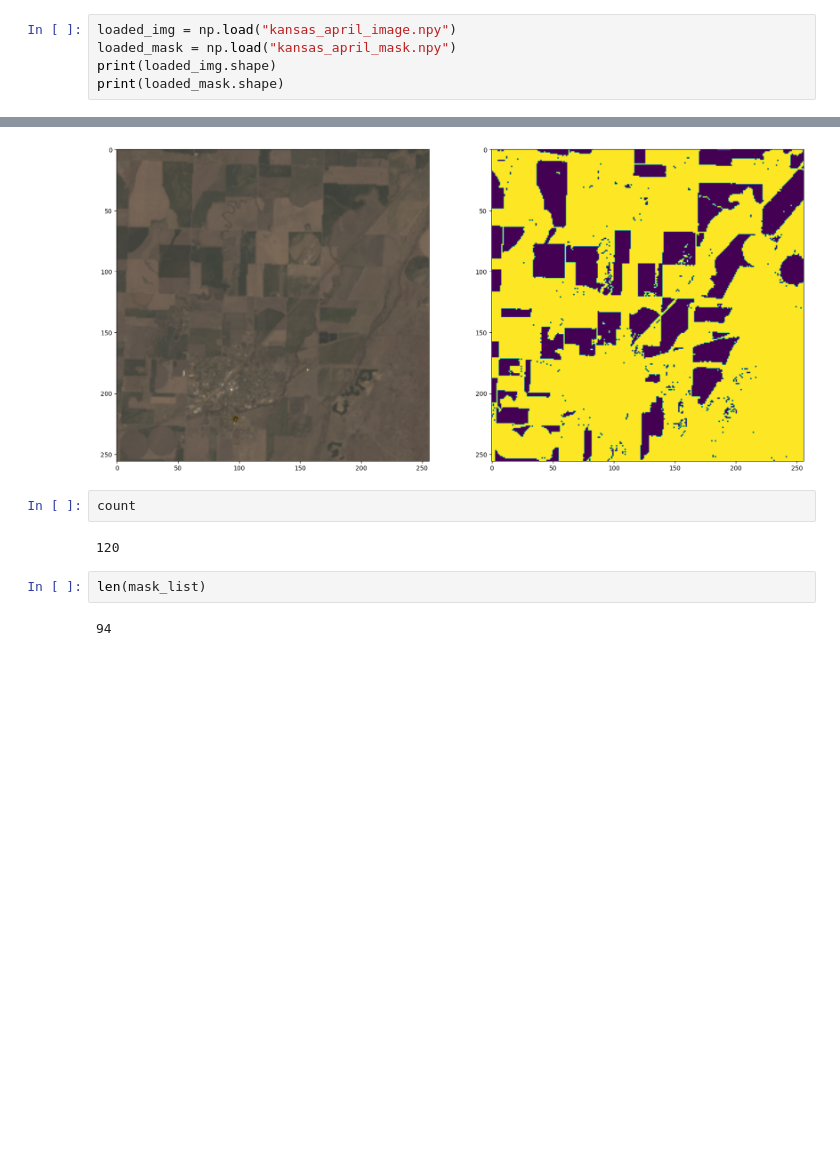
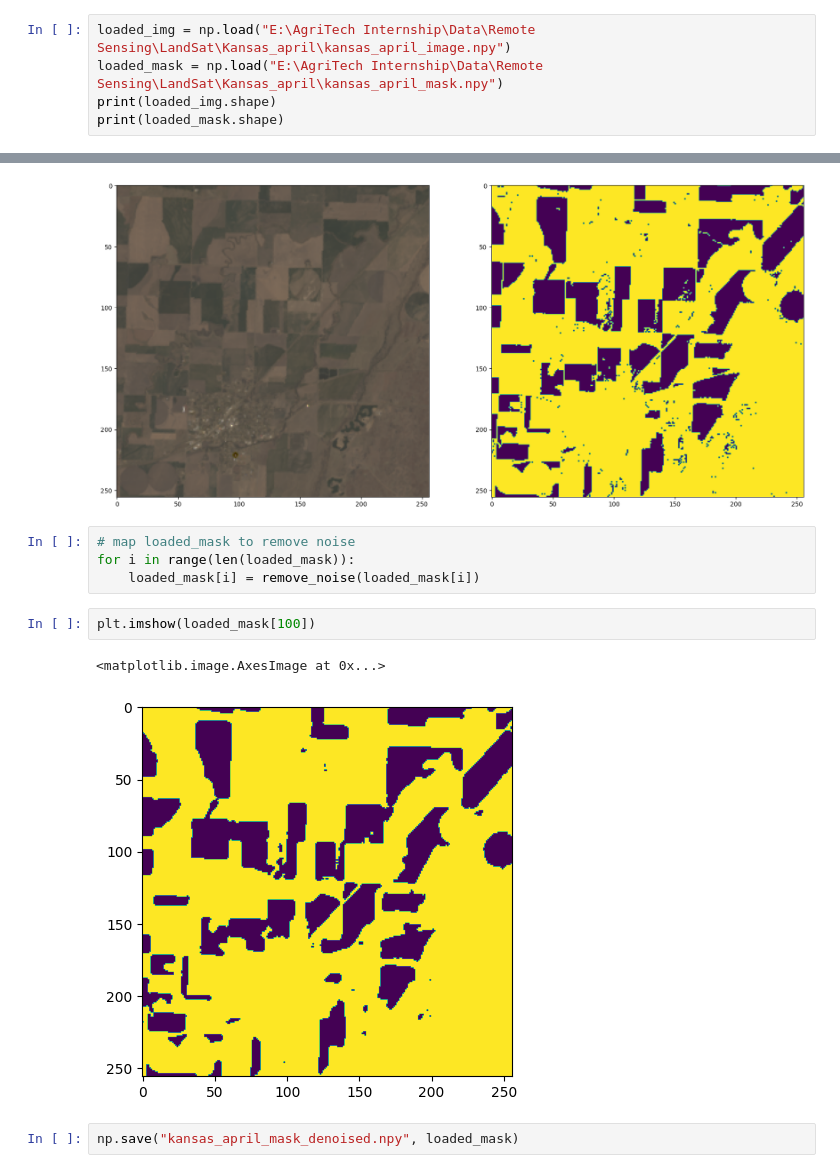
Before and after one commit to SulemanHamdani/Remote-Sensing, a Jupyter notebook: kansas_april.ipynb, the cells around one changed output, grey strips where cells are left out. Cells and saved outputs as stored; diff of their text form; blank space fills up the shorter version.

```diff
--- a/kansas_april.ipynb
+++ b/kansas_april.ipynb
@@ -133,8 +134,8 @@ count
 np.save("kansas_april_image.npy", img_list)
 np.save("kansas_april_mask.npy", mask_list)
 # %%
-loaded_img = np.load("kansas_april_image.npy")
-loaded_mask = np.load("kansas_april_mask.npy")
+loaded_img = np.load("E:\AgriTech Internship\Data\Remote Sensing\LandSat\Kansas_april\kansas_april_image.npy")
+loaded_mask = np.load("E:\AgriTech Internship\Data\Remote Sensing\LandSat\Kansas_april\kansas_april_mask.npy")
 print(loaded_img.shape)
 print(loaded_mask.shape)
 # %% [output]
@@ -151,11 +152,14 @@ ax[1].imshow(mask2)
 plt.show()
 # %% [output]
 [figure]
-# %%
-count
-# %% [output]
-120
-# %%
-len(mask_list)
-# %% [output]
-94
+# %%
+# map loaded_mask to remove noise
+for i in range(len(loaded_mask)):
+    loaded_mask[i] = remove_noise(loaded_mask[i])
+# %%
+plt.imshow(loaded_mask[100])
+# %% [output]
+<matplotlib.image.AxesImage at 0x...>
+[figure, added]
+# %%
+np.save("kansas_april_mask_denoised.npy", loaded_mask)
```
Also changed, not shown: parts of 1 cell of this notebook, 7 other files.
